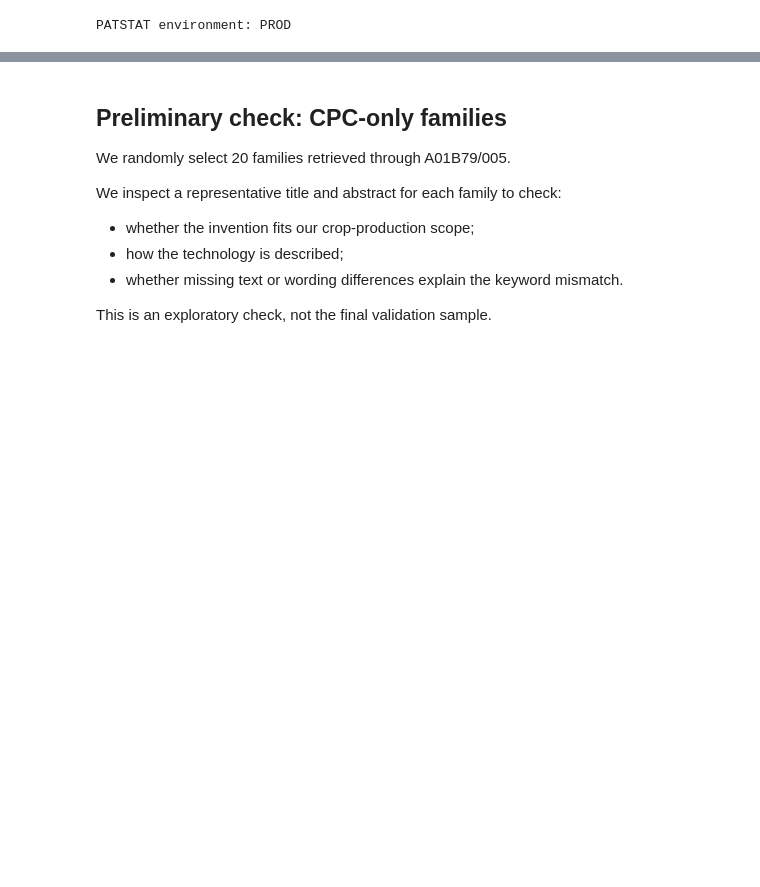
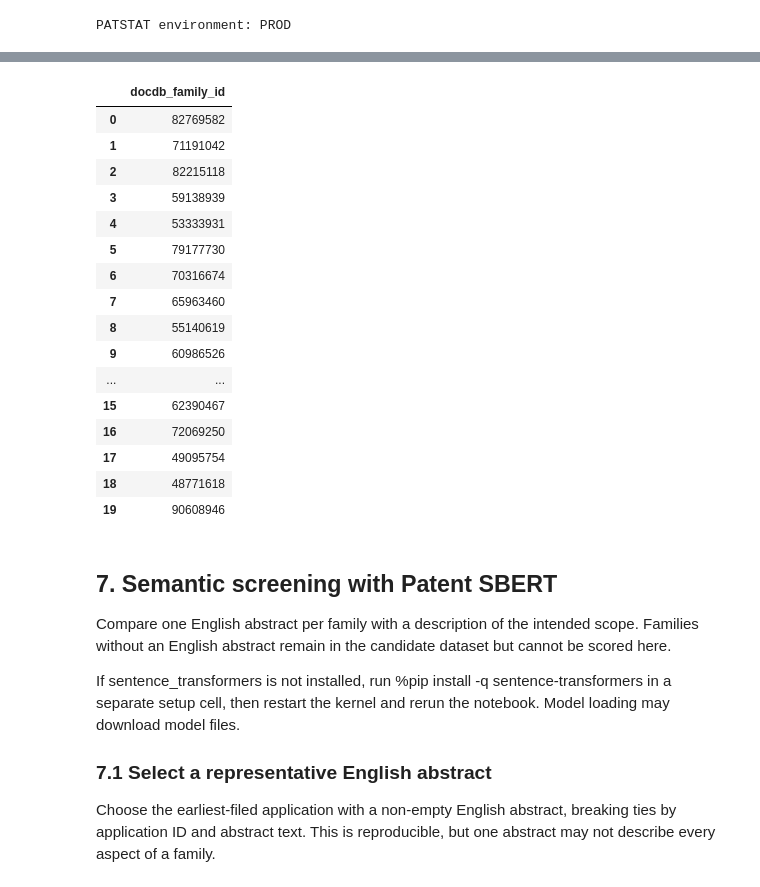
Before and after one commit to AriGBi/team-38-PrecisionAgriculture, a Jupyter notebook: notebooks/Step0_validation.ipynb, the cells around one changed output, grey strips where cells are left out. Drawn from its saved outputs; the diff is of its cells as text; code cells hidden in the pictures; blank space fills up the shorter version.

Commit message:
Update Step 0 + SBERT

```diff
--- a/notebooks/Step0_validation.ipynb
+++ b/notebooks/Step0_validation.ipynb
@@ -371,12 +445,49 @@ branch_counts
+# %%
+# Retrieve family IDs from the broad text-only group.
+broad_only_query = (
+    db.query(text_scope.c.docdb_family_id)
+    .select_from(text_scope)
+    .filter(
+        ~matches_cpc,
+        ~matches_phrase,
+        matches_agri_tech,
+    )
+)
+
+broad_only_data = patstat.df(broad_only_query)
+
+# Reproducible exploratory sample.
+broad_sample = (
+    broad_only_data
+    .sort_values("docdb_family_id")
+    .sample(n=min(20, len(broad_only_data)), random_state=38)
+    .reset_index(drop=True)
+)
+
+broad_sample
+# %% [output]
+|  | docdb_family_id |
+| 0 | 82769582 |
+| 1 | 71191042 |
+| 2 | 82215118 |
+| 3 | 59138939 |
+| 4 | 53333931 |
+| 5 | 79177730 |
+| 6 | 70316674 |
+| 7 | 65963460 |
+| 8 | 55140619 |
+| 9 | 60986526 |
+| ... | ... |
+| 15 | 62390467 |
+| 16 | 72069250 |
+| 17 | 49095754 |
+| 18 | 48771618 |
+| 19 | 90608946 |
 # %% [markdown]
-## Preliminary check: CPC-only families
+## 7. Semantic screening with Patent SBERT
+Compare one English abstract per family with a description of the intended scope. Families without an English abstract remain in the candidate dataset but cannot be scored here.
 
-We randomly select 20 families retrieved through A01B79/005.
-
-We inspect a representative title and abstract for each family to check:
-- whether the invention fits our crop-production scope;
-- how the technology is described;
-- whether missing text or wording differences explain the keyword mismatch.
-
-This is an exploratory check, not the final validation sample.
+If sentence_transformers is not installed, run %pip install -q sentence-transformers in a separate setup cell, then restart the kernel and rerun the notebook. Model loading may download model files.
+### 7.1 Select a representative English abstract
+Choose the earliest-filed application with a non-empty English abstract, breaking ties by application ID and abstract text. This is reproducible, but one abstract may not describe every aspect of a family.
 # %%
```
Also changed, not shown: parts of 28 cells of this notebook, 2 other files.
